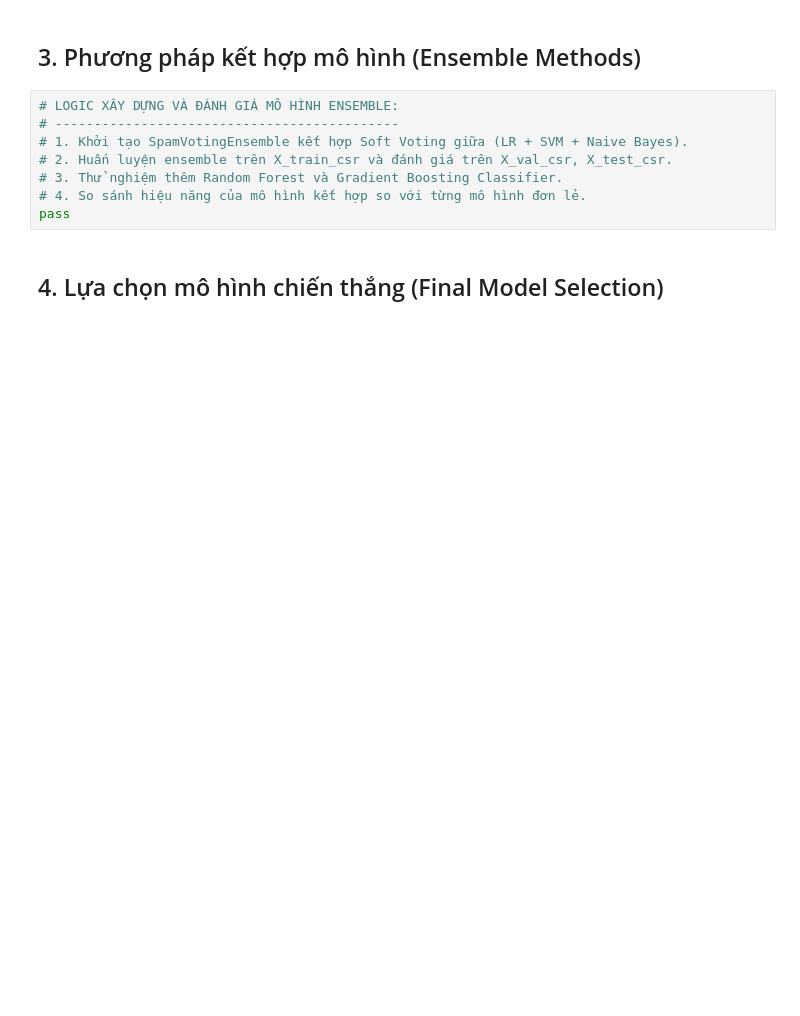
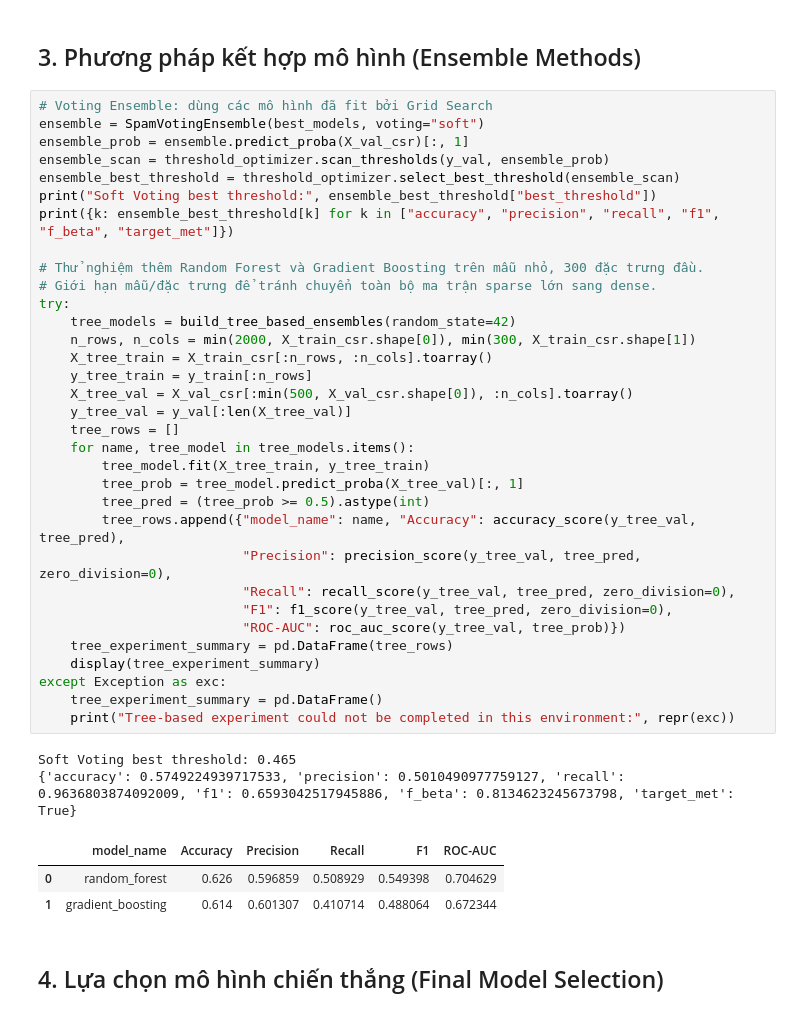
Before and after one commit to iamtien77/spam_classifier, a Jupyter notebook: notebooks/04_tuning_and_ensemble.ipynb, the cells around one changed output. Drawn from its saved outputs; the diff is of its cells as text; blank space fills up the shorter version.

```diff
--- a/notebooks/04_tuning_and_ensemble.ipynb
+++ b/notebooks/04_tuning_and_ensemble.ipynb
@@ -37,12 +94,43 @@ pass
 # %% [markdown]
 ## 3. Phương pháp kết hợp mô hình (Ensemble Methods)
-# %%
-# LOGIC XÂY DỰNG VÀ ĐÁNH GIÁ MÔ HÌNH ENSEMBLE:
-# --------------------------------------------
-# 1. Khởi tạo SpamVotingEnsemble kết hợp Soft Voting giữa (LR + SVM + Naive Bayes).
-# 2. Huấn luyện ensemble trên X_train_csr và đánh giá trên X_val_csr, X_test_csr.
-# 3. Thử nghiệm thêm Random Forest và Gradient Boosting Classifier.
-# 4. So sánh hiệu năng của mô hình kết hợp so với từng mô hình đơn lẻ.
-pass
+# %%
+# Voting Ensemble: dùng các mô hình đã fit bởi Grid Search
+ensemble = SpamVotingEnsemble(best_models, voting="soft")
+ensemble_prob = ensemble.predict_proba(X_val_csr)[:, 1]
+ensemble_scan = threshold_optimizer.scan_thresholds(y_val, ensemble_prob)
+ensemble_best_threshold = threshold_optimizer.select_best_threshold(ensemble_scan)
+print("Soft Voting best threshold:", ensemble_best_threshold["best_threshold"])
+print({k: ensemble_best_threshold[k] for k in ["accuracy", "precision", "recall", "f1", "f_beta", "target_met"]})
+
+# Thử nghiệm thêm Random Forest và Gradient Boosting trên mẫu nhỏ, 300 đặc trưng đầu.
+# Giới hạn mẫu/đặc trưng để tránh chuyển toàn bộ ma trận sparse lớn sang dense.
+try:
+    tree_models = build_tree_based_ensembles(random_state=42)
+    n_rows, n_cols = min(2000, X_train_csr.shape[0]), min(300, X_train_csr.shape[1])
+    X_tree_train = X_train_csr[:n_rows, :n_cols].toarray()
+    y_tree_train = y_train[:n_rows]
+    X_tree_val = X_val_csr[:min(500, X_val_csr.shape[0]), :n_cols].toarray()
+    y_tree_val = y_val[:len(X_tree_val)]
+    tree_rows = []
+    for name, tree_model in tree_models.items():
+        tree_model.fit(X_tree_train, y_tree_train)
+        tree_prob = tree_model.predict_proba(X_tree_val)[:, 1]
+        tree_pred = (tree_prob >= 0.5).astype(int)
+        tree_rows.append({"model_name": name, "Accuracy": accuracy_score(y_tree_val, tree_pred),
+                          "Precision": precision_score(y_tree_val, tree_pred, zero_division=0),
+                          "Recall": recall_score(y_tree_val, tree_pred, zero_division=0),
+                          "F1": f1_score(y_tree_val, tree_pred, zero_division=0),
+                          "ROC-AUC": roc_auc_score(y_tree_val, tree_prob)})
+    tree_experiment_summary = pd.DataFrame(tree_rows)
+    display(tree_experiment_summary)
+except Exception as exc:
+    tree_experiment_summary = pd.DataFrame()
+    print("Tree-based experiment could not be completed in this environment:", repr(exc))
+# %% [output]
+Soft Voting best threshold: 0.465
+{'accuracy': 0.5749224939717533, 'precision': 0.5010490977759127, 'recall': 0.9636803874092009, 'f1': 0.6593042517945886, 'f_beta': 0.8134623245673798, 'target_met': True}
+|  | model_name | Accuracy | Precision | Recall | F1 | ROC-AUC |
+| 0 | random_forest | 0.626 | 0.596859 | 0.508929 | 0.549398 | 0.704629 |
+| 1 | gradient_boosting | 0.614 | 0.601307 | 0.410714 | 0.488064 | 0.672344 |
 # %% [markdown]
 ## 4. Lựa chọn mô hình chiến thắng (Final Model Selection)
```
Also changed, not shown: parts of 8 cells of this notebook, 15 other files.
